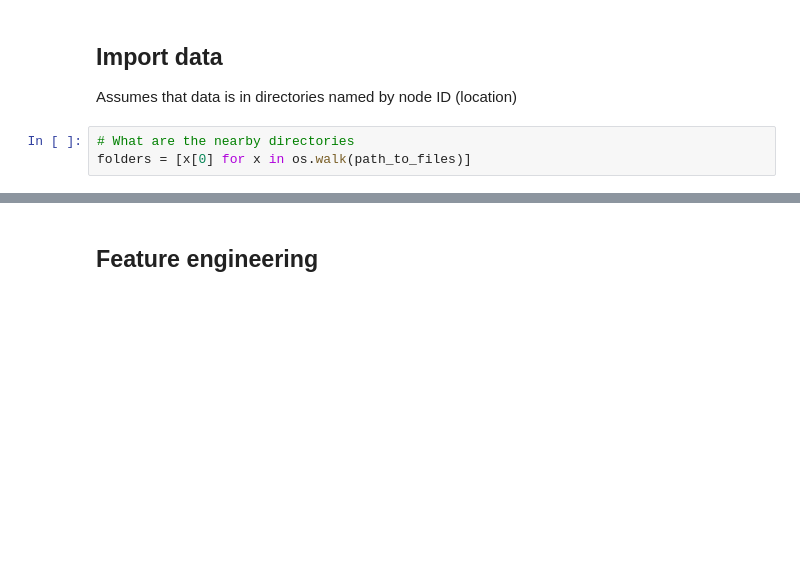
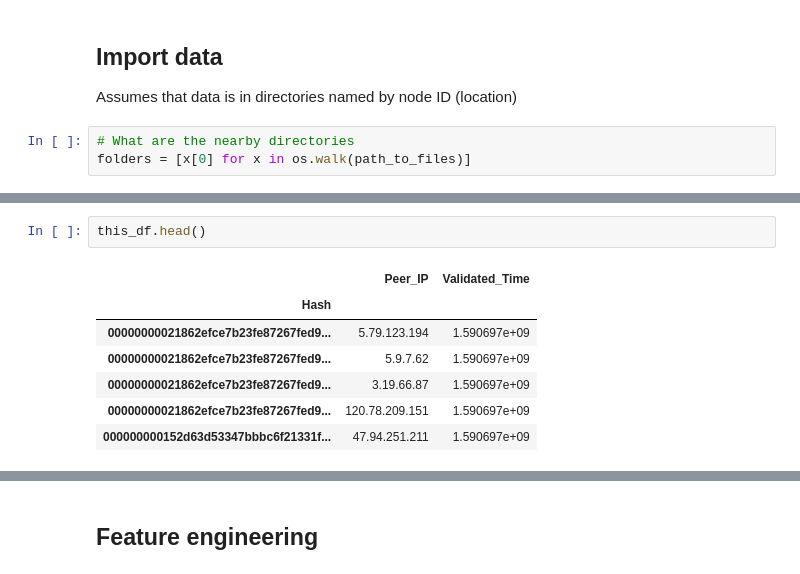
Before and after one commit to Mitchellpkt/observatory_data_analysis, a Jupyter notebook: global_data/multi_node_analysis.ipynb, the cells around one changed output, grey strips where cells are left out. Cells and saved outputs as stored; diff of their text form; blank space fills up the shorter version.

```diff
--- a/global_data/multi_node_analysis.ipynb
+++ b/global_data/multi_node_analysis.ipynb
@@ -185 +192,11 @@ See the caveats in the documentation: http://pandas.pydata.org/pandas-docs/stabl
+# %%
+this_df.head()
+# %% [output]
+|  | Peer_IP | Validated_Time |
+| Hash |  |  |
+| 00000000021862efce7b23fe87267fed9... | 5.79.123.194 | 1.590697e+09 |
+| 00000000021862efce7b23fe87267fed9... | 5.9.7.62 | 1.590697e+09 |
+| 00000000021862efce7b23fe87267fed9... | 3.19.66.87 | 1.590697e+09 |
+| 00000000021862efce7b23fe87267fed9... | 120.78.209.151 | 1.590697e+09 |
+| 000000000152d63d53347bbbc6f21331f... | 47.94.251.211 | 1.590697e+09 |
 # %%
```
Also changed, not shown: parts of 2 cells of this notebook.
